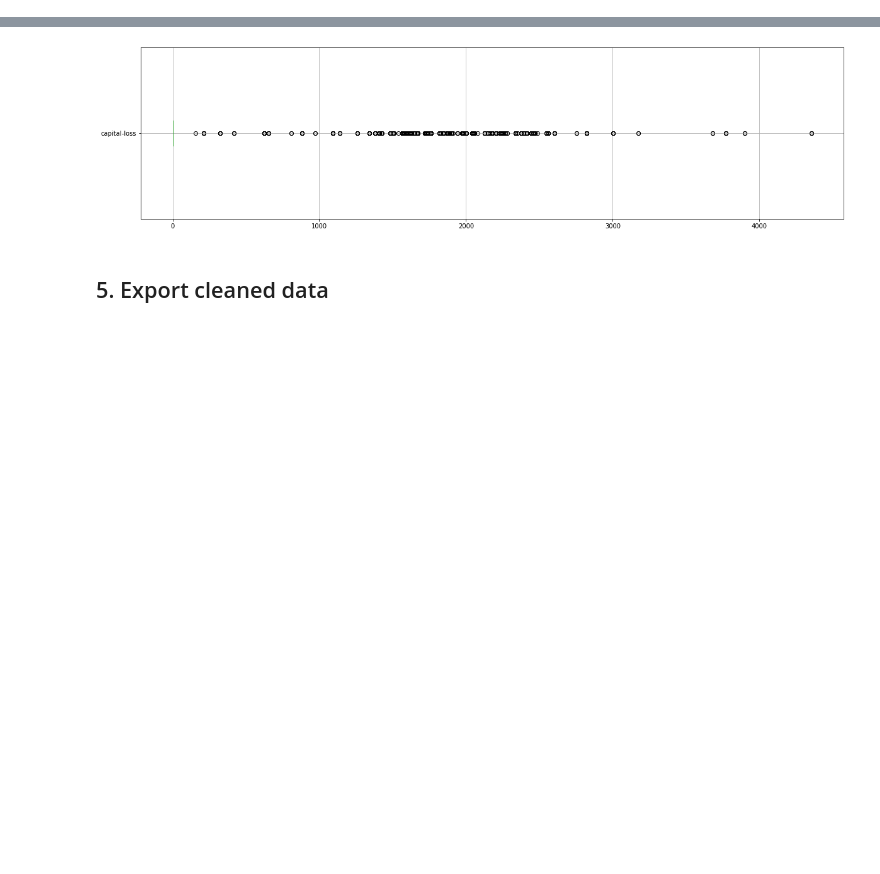
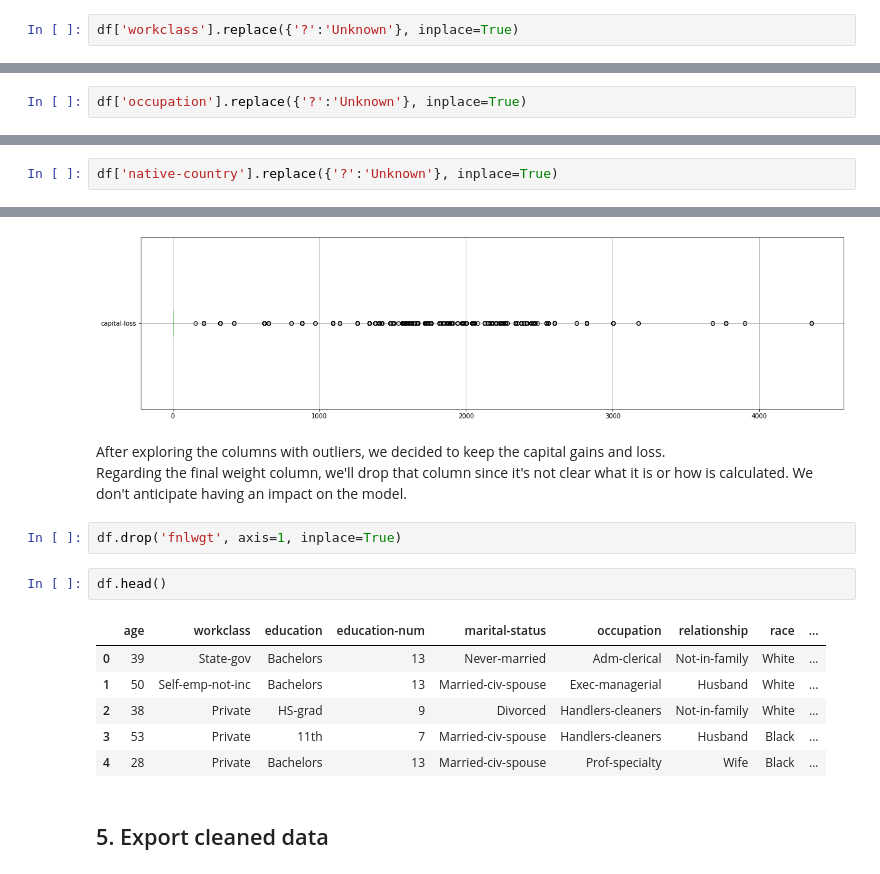
Before and after one commit to jduran3/Marketing_based_on_income_classification, a Jupyter notebook: notebooks/Capstone 2 - Data Wrangling.ipynb, the cells around one changed output, grey strips where cells are left out. Drawn from its saved outputs; the diff is of its cells as text; blank space fills up the shorter version.

```diff
--- a/notebooks/Capstone 2 - Data Wrangling.ipynb
+++ b/notebooks/Capstone 2 - Data Wrangling.ipynb
@@ -276,0 +276,2 @@ Only 46 rows overlap with workclass or occupation
+# %%
+df['workclass'].replace({'?':'Unknown'}, inplace=True)
@@ -276,0 +291,2 @@ Only 46 rows overlap with workclass or occupation
+# %%
+df['occupation'].replace({'?':'Unknown'}, inplace=True)
@@ -276,0 +312,2 @@ Only 46 rows overlap with workclass or occupation
+# %%
+df['native-country'].replace({'?':'Unknown'}, inplace=True)
@@ -391,6 +448,20 @@ df[['capital-loss']].boxplot(figsize=(20,5), vert=False)
 # %% [output]
 <AxesSubplot:>
 [figure]
+# %% [markdown]
+After exploring the columns with outliers, we decided to keep the capital gains and loss.
+<br>Regarding the final weight column, we'll drop that column since it's not clear what it is or how is calculated. We don't anticipate having an impact on the model.
+# %%
+df.drop('fnlwgt', axis=1, inplace=True)
+# %%
+df.head()
+# %% [output]
+|  | age | workclass | education | education-num | marital-status | occupation | relationship | race | ... |
+| 0 | 39 | State-gov | Bachelors | 13 | Never-married | Adm-clerical | Not-in-family | White | ... |
+| 1 | 50 | Self-emp-not-inc | Bachelors | 13 | Married-civ-spouse | Exec-managerial | Husband | White | ... |
+| 2 | 38 | Private | HS-grad | 9 | Divorced | Handlers-cleaners | Not-in-family | White | ... |
+| 3 | 53 | Private | 11th | 7 | Married-civ-spouse | Handlers-cleaners | Husband | Black | ... |
+| 4 | 28 | Private | Bachelors | 13 | Married-civ-spouse | Prof-specialty | Wife | Black | ... |
 # %% [markdown]
 ## 5. Export cleaned data <a class="anchor" id="export"></a>
 # %%
```
Also changed, not shown: parts of 7 cells of this notebook, 1 other file.
